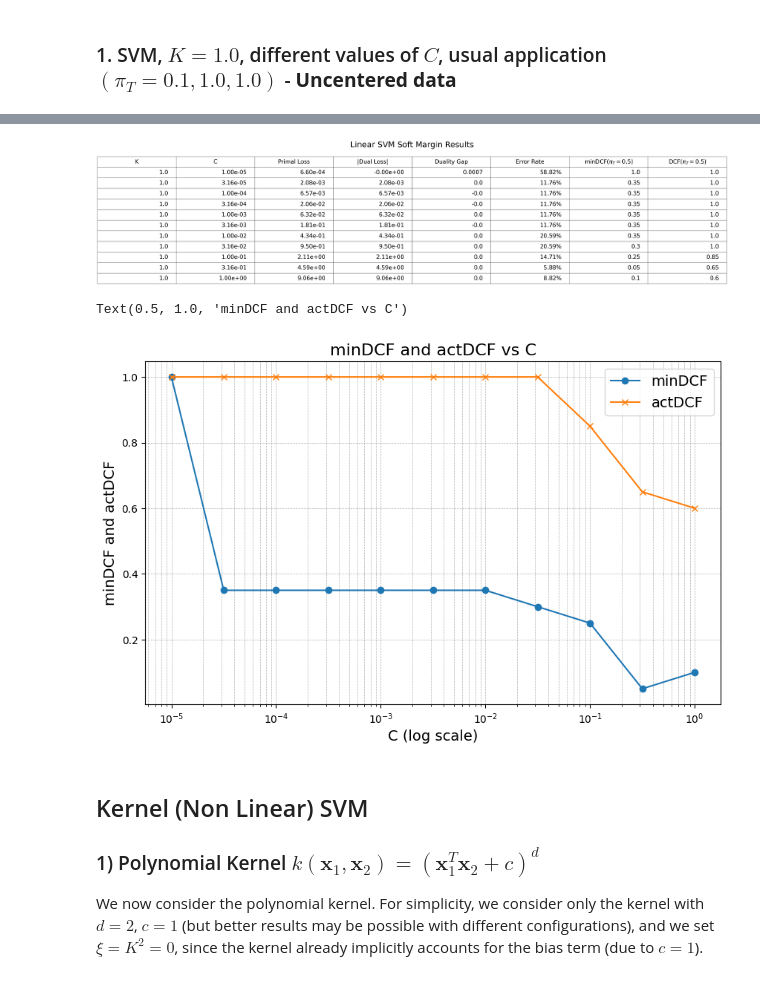
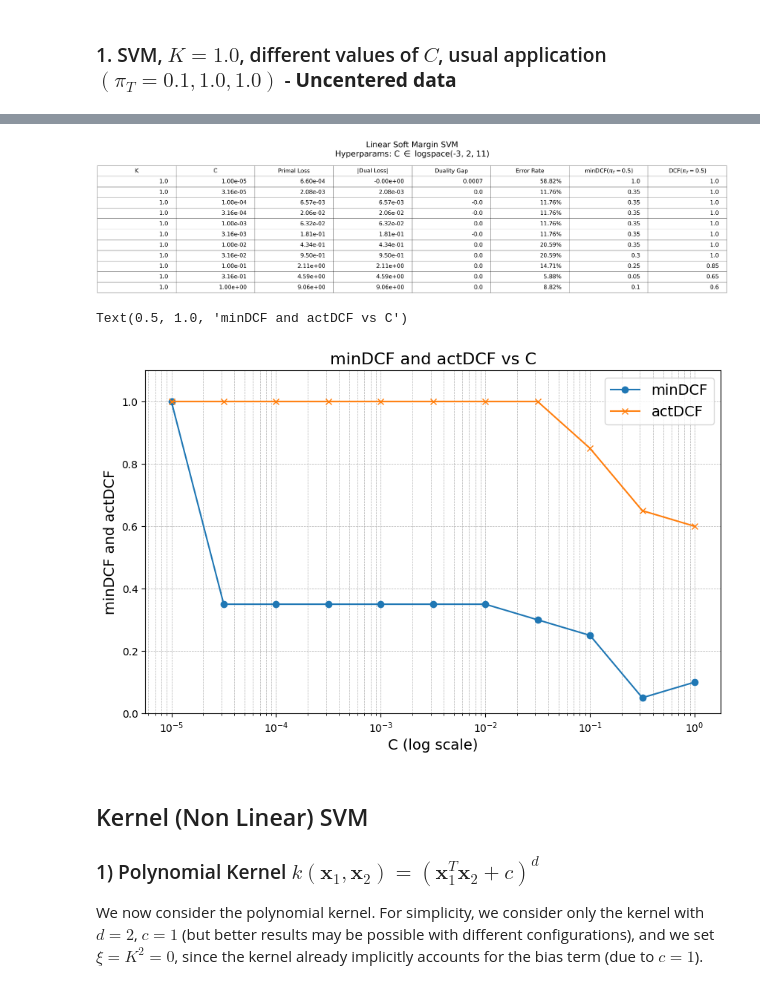
Before and after one commit to RiccardoRevalor/Fingerprint_Spoofing_Detection, a Jupyter notebook: 4_SVM.ipynb, the cells around one changed output, grey strips where cells are left out. Cells and saved outputs as stored; diff of their text form; code cells hidden in the pictures.

```diff
--- a/4_SVM.ipynb
+++ b/4_SVM.ipynb
@@ -94,15 +94,15 @@ for i in range(len(K_table)):
 # %%
 fig, ax = plt.subplots()
 ax.axis('tight')
 ax.axis('off')
 table = ax.table(cellText=table_data, colLabels=['K', 'C', 'Primal Loss', '|Dual Loss|', 'Duality Gap', 'Error Rate', 'minDCF($\pi_T = 0.5$)', 'DCF($\pi_T = 0.5$)'], loc='center')
 table.auto_set_font_size(False)
 table.set_fontsize(32)
 table.scale(10, 5)
-plt.title('Linear SVM Soft Margin Results', fontsize=45, pad=280)
+plt.title('Linear Soft Margin SVM\nHyperparams: C $\in$ logspace(-3, 2, 11)', fontsize=45, pad=280)
 plt.show()
 # %% [output]
-[figure, old version]
+[figure, new version]
 # %%
 
 #plot minDCF, actDCF vs C
@@ -113,11 +113,12 @@ plt.xscale('log')
 plt.xlabel('C (log scale)', fontsize=14)
 plt.legend(fontsize=14)
 plt.grid(True, which='both', linestyle='--', linewidth=0.5)
+plt.ylim(0, 1.1)
 plt.ylabel('minDCF and actDCF', fontsize=14)
 plt.title('minDCF and actDCF vs C', fontsize=16)
 # %% [output]
 Text(0.5, 1.0, 'minDCF and actDCF vs C')
-[figure, old version]
+[figure, new version]
 # %% [markdown]
 ## Kernel (Non Linear) SVM
 
```
Also changed, not shown: parts of 8 cells of this notebook.
